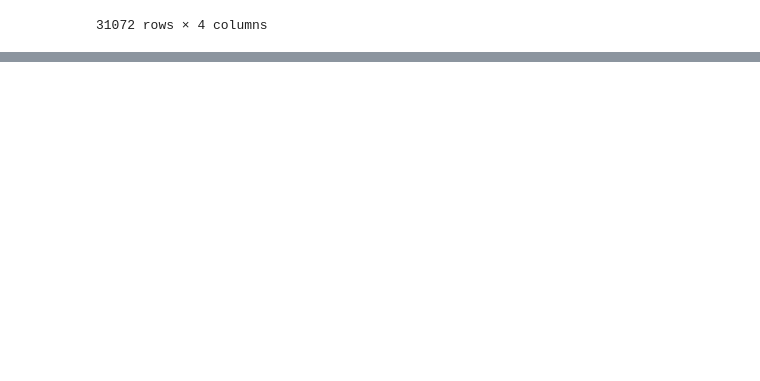
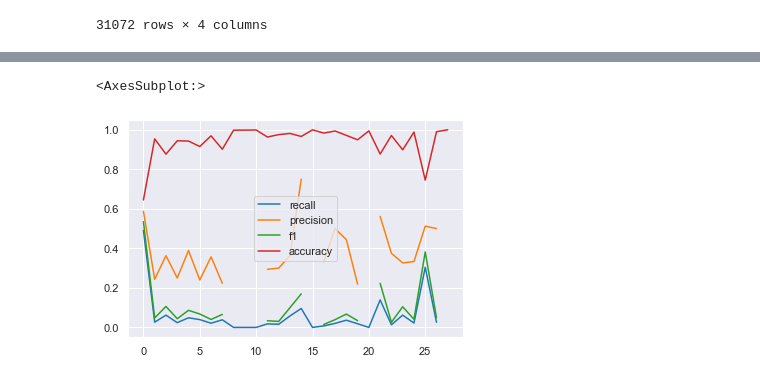
Before and after one commit to reneebrecht/human-protein-atlas-image-classification, a Jupyter notebook: notebooks/Embeddings_and_KNN_Model.ipynb, the cells around one changed output, grey strips where cells are left out. Cells and saved outputs as stored; diff of their text form; code cells hidden in the pictures; blank space fills up the shorter version.

Commit message:
embedding now includes multiclass-multioutput classifier with KNN

```diff
--- a/notebooks/Embeddings_and_KNN_Model.ipynb
+++ b/notebooks/Embeddings_and_KNN_Model.ipynb
@@ -169,0 +249,12 @@ emb
+# %%
+# Split data into train and test set
+X_train, X_test, y_train, y_test = train_test_split(df_feats, targets, random_state=1)
+# %%
+# Train model
+from sklearn.multioutput import MultiOutputClassifier
+
+knn = KNeighborsClassifier(n_neighbors=5, metric='euclidean')
+#knn.fit(X_train, y_train)
+
+multi_target_knn = MultiOutputClassifier(knn)
+multi_target_knn.fit(X_train, y_train)#.predict(X)
@@ -169,0 +263,4 @@ emb
+# %%
+# Predict on test set
+y_pred = multi_target_knn.predict(X_test)
+y_pred
@@ -169,0 +279,26 @@ emb
+# %%
+from sklearn.metrics import multilabel_confusion_matrix
+# Print confusion matrix
+#sns.heatmap(multilabel_confusion_matrix(y_test, y_pred), annot=True, cmap='YlGn');
+mcm = multilabel_confusion_matrix(y_test, y_pred)
+
+tn = mcm[:, 0, 0]
+tp = mcm[:, 1, 1]
+fn = mcm[:, 1, 0]
+fp = mcm[:, 0, 1]
+recall = tp / (tp + fn)
+precision = tp/ (fp+tp)
+specificity = tn / (tn + fp)
+f1 = 2*(precision*recall)/(precision + recall)
+accuracy = (tp + tn) / (tp + tn + fn + fp)
+
+df_metrics = pd.DataFrame({'recall': recall, 'precision': precision, 'f1':f1, 'accuracy':accuracy})
+
+# Print accuracy score
+print("Accuracy:", accuracy.round(2))
+print("Precision:", precision.round(2))
+print("Recall:", recall.round(2))
+print("F1:", f1.round(2))
+print("-----"*10)
+
+df_metrics
@@ -169,0 +332,5 @@ emb
+# %%
+df_metrics.plot()
+# %% [output]
+<AxesSubplot:>
+[figure, added]
```
Also changed, not shown: parts of 8 cells of this notebook, 1 other file.
